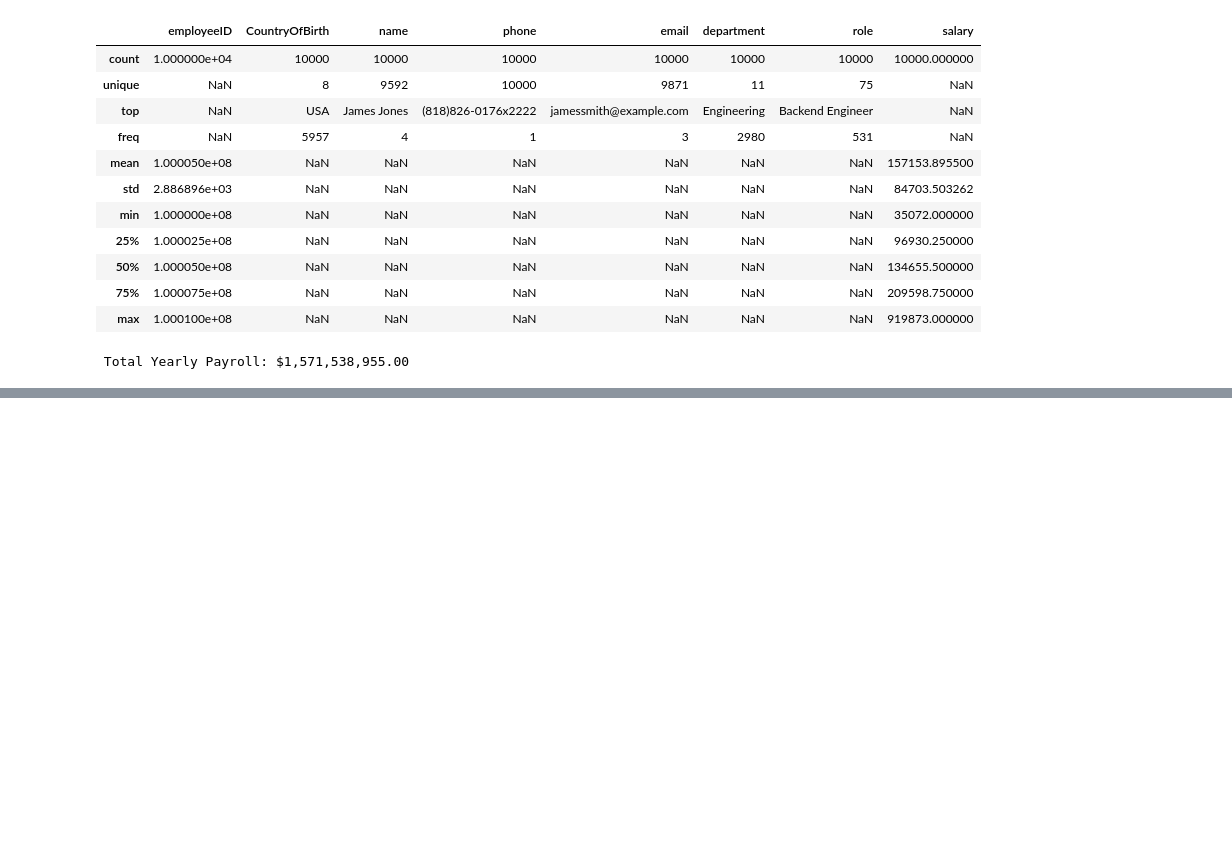
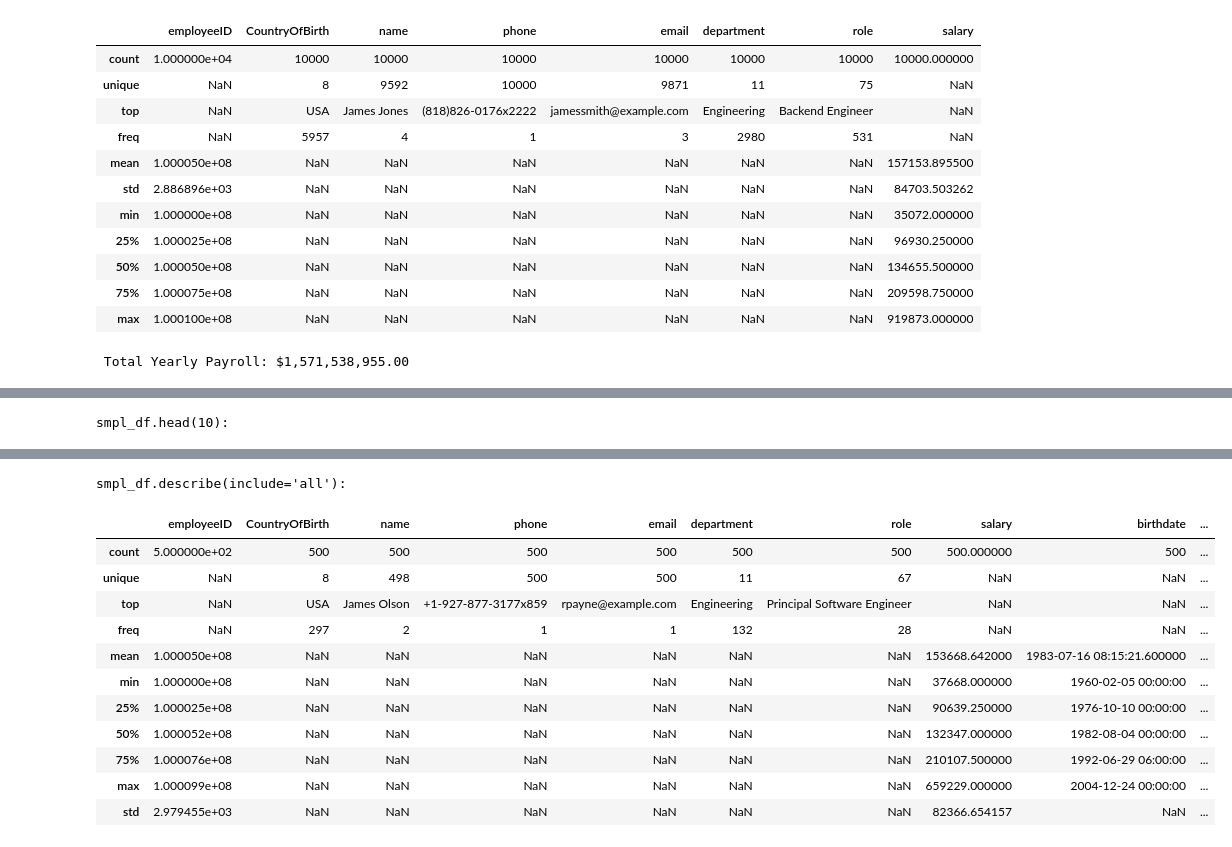
Before and after one commit to jbtuku/Data-Engineering, a Jupyter notebook: Data Synthsesis/datasynthesis.ipynb, the cells around one changed output, grey strips where cells are left out. Drawn from its saved outputs; the diff is of its cells as text; code cells hidden in the pictures; blank space fills up the shorter version.

```diff
--- a/Data Synthsesis/datasynthesis.ipynb
+++ b/Data Synthsesis/datasynthesis.ipynb
@@ -144,0 +250,20 @@ Saving Departments Roles and Salaries.xlsx to Departments Roles and Salaries.xls
+# %%
+from datetime import datetime
+
+
+if 'age' not in emp_df.columns:
+    emp_df['age'] = emp_df['birthdate'].apply(lambda x: datetime.now().year - x.year)
+
+
+weights = emp_df['age'].apply(lambda a: 3 if 40 <= a <= 49 else 1)
+
+
+smpl_df = emp_df.sample(n=500, weights=weights, random_state=42)
+
+print("smpl_df.head(10):")
+display(smpl_df.head(10))
+
+print("\nsmpl_df.describe(include='all'):")
+display(smpl_df.describe(include='all'))
+# %% [output]
+smpl_df.head(10):
@@ -144,0 +281,13 @@ Saving Departments Roles and Salaries.xlsx to Departments Roles and Salaries.xls
+smpl_df.describe(include='all'):
+|  | employeeID | CountryOfBirth | name | phone | email | department | role | salary | birthdate | ... |
+| count | 5.000000e+02 | 500 | 500 | 500 | 500 | 500 | 500 | 500.000000 | 500 | ... |
+| unique | NaN | 8 | 498 | 500 | 500 | 11 | 67 | NaN | NaN | ... |
+| top | NaN | USA | James Olson | +1-927-877-3177x859 | rpayne@example.com | Engineering | Principal Software Engineer | NaN | NaN | ... |
+| freq | NaN | 297 | 2 | 1 | 1 | 132 | 28 | NaN | NaN | ... |
+| mean | 1.000050e+08 | NaN | NaN | NaN | NaN | NaN | NaN | 153668.642000 | 1983-07-16 08:15:21.600000 | ... |
+| min | 1.000000e+08 | NaN | NaN | NaN | NaN | NaN | NaN | 37668.000000 | 1960-02-05 00:00:00 | ... |
+| 25% | 1.000025e+08 | NaN | NaN | NaN | NaN | NaN | NaN | 90639.250000 | 1976-10-10 00:00:00 | ... |
+| 50% | 1.000052e+08 | NaN | NaN | NaN | NaN | NaN | NaN | 132347.000000 | 1982-08-04 00:00:00 | ... |
+| 75% | 1.000076e+08 | NaN | NaN | NaN | NaN | NaN | NaN | 210107.500000 | 1992-06-29 06:00:00 | ... |
+| max | 1.000099e+08 | NaN | NaN | NaN | NaN | NaN | NaN | 659229.000000 | 2004-12-24 00:00:00 | ... |
+| std | 2.979455e+03 | NaN | NaN | NaN | NaN | NaN | NaN | 82366.654157 | NaN | ... |
```
Also changed, not shown: parts of 5 cells of this notebook.
